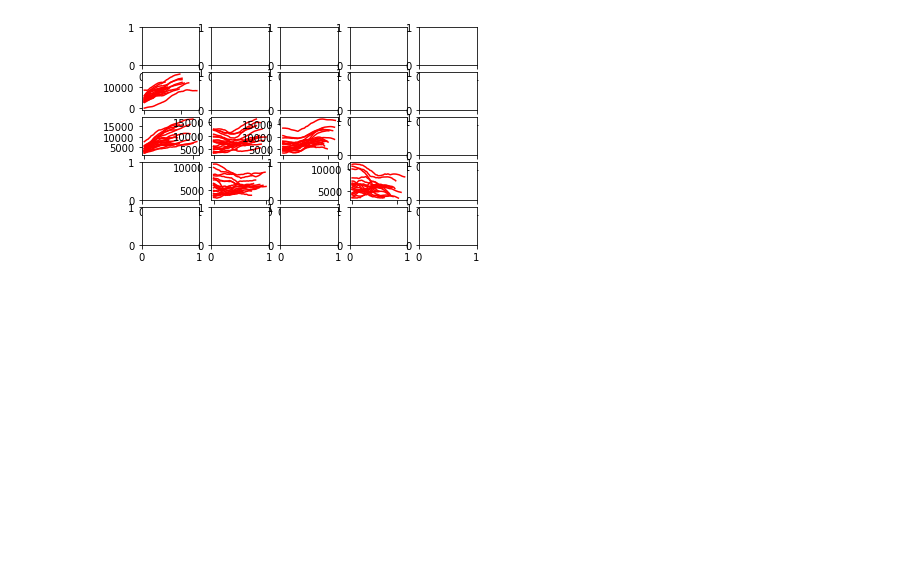
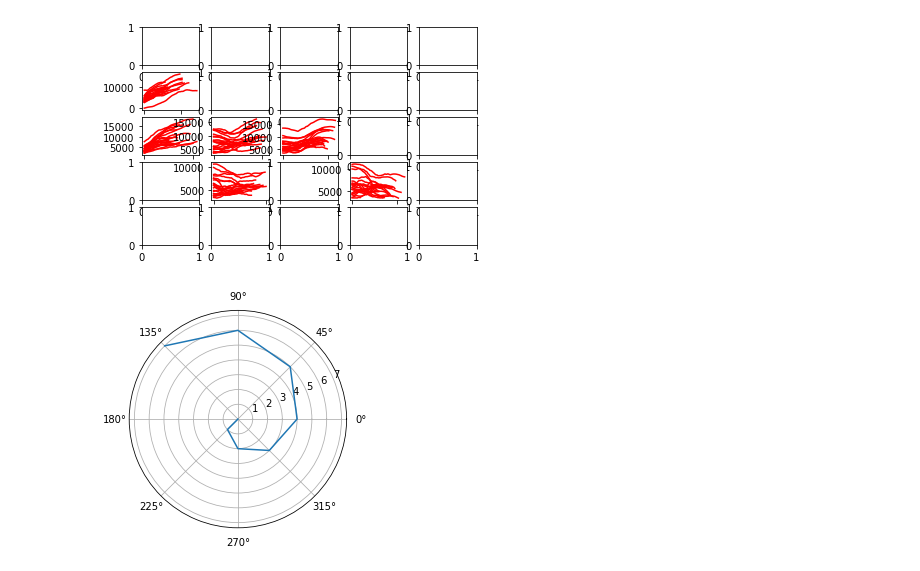
Before and after one commit to xurh20/FingertipGesture, a Jupyter notebook: temp.ipynb, the cells around one changed output. Saved outputs shown, nothing was run; the diff lists cells and outputs as text; code cells hidden in the pictures; blank space fills up the shorter version.

```diff
--- a/temp.ipynb
+++ b/temp.ipynb
@@ -365,3 +365,14 @@ for total_stroke_num in range(5):
 plt.show()
 # %% [output]
 [figure]
+# %%
+%matplotlib inline
+angles = [(i - 4) * np.pi / 4 for i in range(8)]
+data = [0,1,2,3,4,5,6,7]
+fig = plt.figure()
+ax = plt.subplot(111, polar=True)
+ax.set_theta_zero_location('E')
+ax.plot(angles,data)
+plt.show()
+# %% [output]
+[figure, added]
```
Also changed, not shown: 1 other file.
